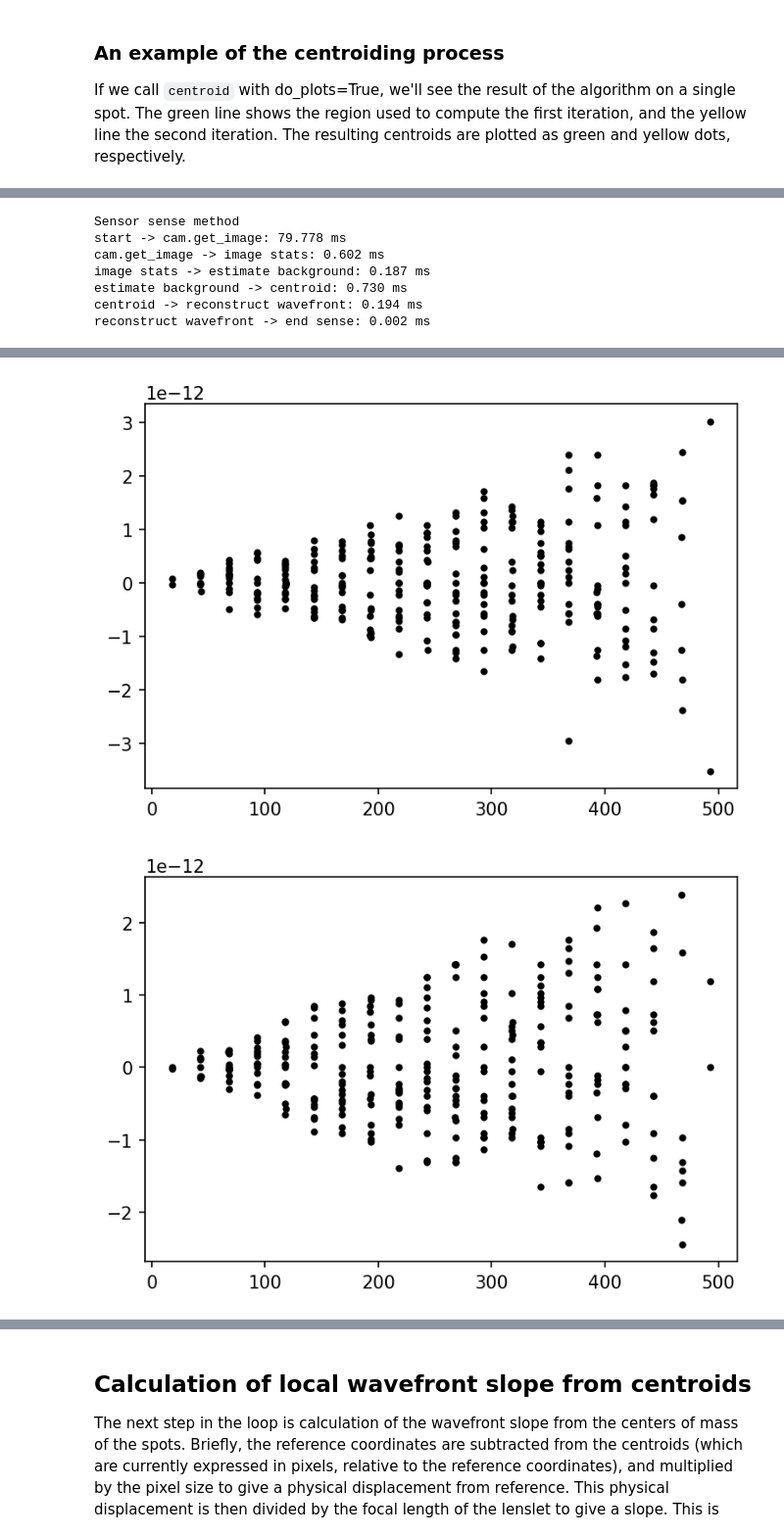
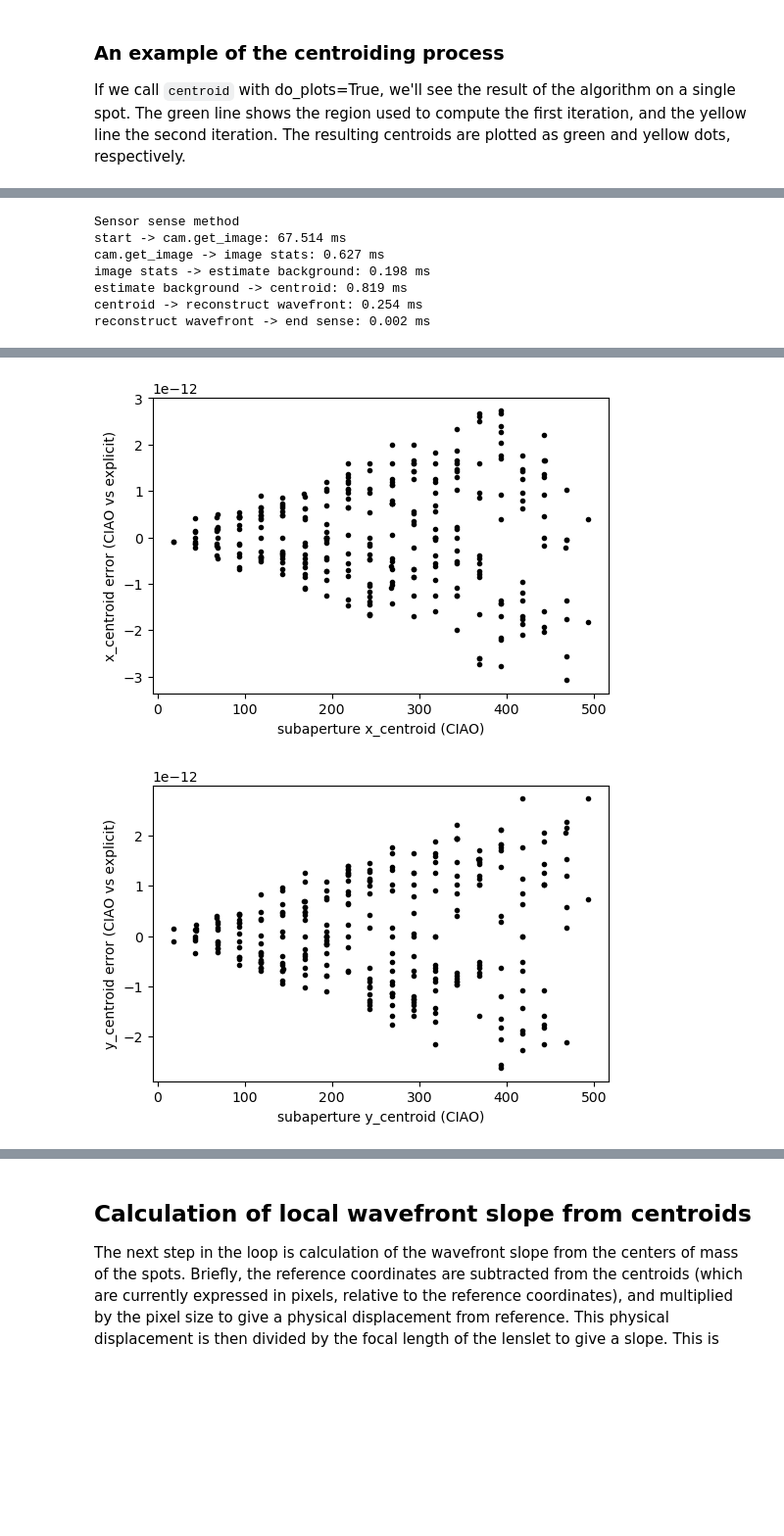
Before and after one commit to rjonnal/ciao, a Jupyter notebook: session_template_characterization/AO_loop_steps.ipynb, the cells around one changed output, grey strips where cells are left out. Shown at 98% size. Cells and saved outputs as stored; diff of their text form; code cells hidden in the pictures; blank space fills up the shorter version.

```diff
--- a/session_template_characterization/AO_loop_steps.ipynb
+++ b/session_template_characterization/AO_loop_steps.ipynb
@@ -217,7 +212,7 @@ x_cent,y_cent = centroid(sensor.cam.image,x_float,y_float,half_width,n_iteration
 # %%
 # Now let's validate CIAO's centroiding by comparing its result with that of our centroiding function
 
-# The sense() call below fills the sensor object's x_centroids vector:
+# The sense() call below fills the sensor object's x_centroids, y_centroids, and box_backgrounds vectors:
 sensor.sense()
 bg_vec = []
 x_cent_vec = []
@@ -236,24 +231,27 @@ for k_lenslet in range(sensor.n_lenslets):
 
 # Now we compare CIAO's centroids (in sensor.x_centroids and sensor.y_centroids) with those we just
 # calculated explicitly; and let's do the same for background estimations, in case the error lies there
-plt.figure(dpi=150)
+plt.figure(dpi=100)
 plt.plot(sensor.box_backgrounds, bg_vec-sensor.box_backgrounds,'k.')
-plt.xlabel('')
+plt.xlabel('subaperture background estimate (CIAO)')
+plt.ylabel('background estimate error (CIAO vs explicit)')
 
-plt.figure(dpi=150)
+plt.figure(dpi=100)
 plt.plot(sensor.x_centroids, x_cent_vec-sensor.x_centroids,'k.')
-plt.xlabel('')
+plt.xlabel('subaperture x_centroid (CIAO)')
+plt.ylabel('x_centroid error (CIAO vs explicit)')
 
-plt.figure(dpi=150)
+plt.figure(dpi=100)
 plt.plot(sensor.y_centroids, y_cent_vec-sensor.y_centroids,'k.')
-plt.xlabel('')
+plt.xlabel('subaperture y_centroid (CIAO)')
+plt.ylabel('y_centroid error (CIAO vs explicit)')
 
 plt.show()
 # %% [output]
 Sensor sense method
-start -> cam.get_image: 79.778 ms
-cam.get_image -> image stats: 0.602 ms
-image stats -> estimate background: 0.187 ms
-estimate background -> centroid: 0.730 ms
-centroid -> reconstruct wavefront: 0.194 ms
+start -> cam.get_image: 67.514 ms
+cam.get_image -> image stats: 0.627 ms
+image stats -> estimate background: 0.198 ms
+estimate background -> centroid: 0.819 ms
+centroid -> reconstruct wavefront: 0.254 ms
 reconstruct wavefront -> end sense: 0.002 ms
@@ -261,5 +259,5 @@ reconstruct wavefront -> end sense: 0.002 ms
-[figure, old version]
+[figure, new version]
-[figure, old version]
+[figure, new version]
 # %% [markdown]
 ### Conclusion
 
```
Also changed, not shown: parts of 9 cells of this notebook, 3 other files.
